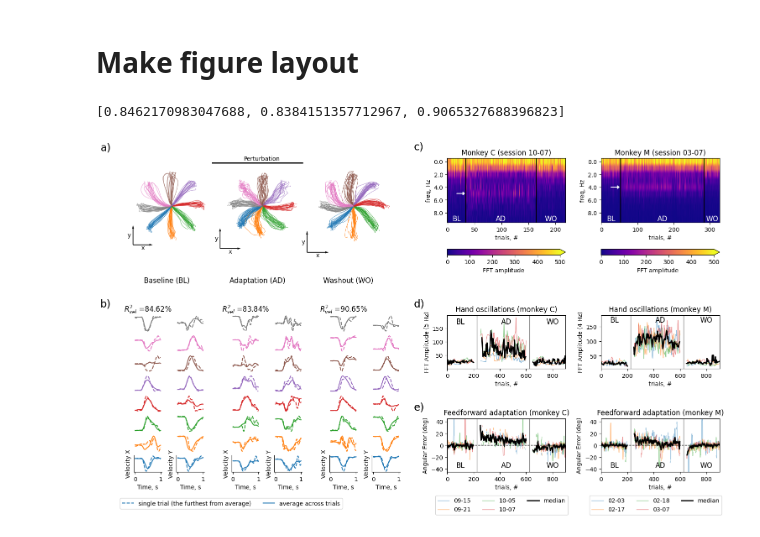
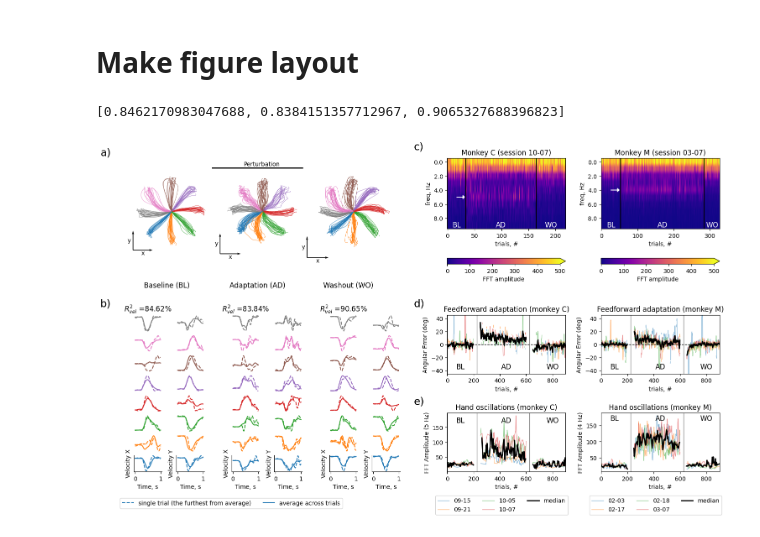
Before and after one commit to NinelK/BAND-torch, a Jupyter notebook: notebooks/paper/Fig2_vel_oscillations.ipynb, the cells around one changed output. Cells and saved outputs as stored; diff of their text form; code cells hidden in the pictures.

Commit message:
fix order of panels and labels

```diff
--- a/notebooks/paper/Fig2_vel_oscillations.ipynb
+++ b/notebooks/paper/Fig2_vel_oscillations.ipynb
@@ -504,7 +504,7 @@ BE
 '''
 fig = plt.figure(figsize=(15, 9))
 # blank = fig.add_subplot([0,0,1,1])
-specs, gs = panel_specs(layout, fig=fig, gridspec_args={'left': 0.06, 'right': .99, 'bottom': 0.12, 'top': 0.95, 'hspace': .7, 'wspace': .15})
+specs, gs = panel_specs(layout, fig=fig, gridspec_args={'left': 0.06, 'right': .99, 'bottom': 0.12, 'top': 0.95, 'hspace': .5, 'wspace': .15})
 axes = {}
 gs.set_width_ratios([1,1])
 gs.set_height_ratios([2,1,1])
@@ -578,47 +578,47 @@ for i, (m, exps, peak_fr) in enumerate(zip(['C','M'],[experiments[:4],experiment
             trial_lim = 350 if e=='AD' else 250
             smooth_fft = np.convolve(np.concatenate([fft[epochs==e][::-1],fft[epochs==e],fft[epochs==e][::-1]]),
                                         np.ones(4)/4, mode='same')[len(fft[epochs==e]):2*len(fft[epochs==e])]
-            axes[f'D{i}'].plot(trial_vector[(epochs==e) & (trial < trial_lim)],
+            axes[f'E{i}'].plot(trial_vector[(epochs==e) & (trial < trial_lim)],
                             smooth_fft[trial[epochs==e] < trial_lim],lw=1,alpha=0.5,c=f'C{j}')
             collect_data[j][trial_vector[(epochs==e) & (trial < trial_lim)]//4] += smooth_fft[trial[epochs==e] < trial_lim]
 
-        axes[f'E{i}'].plot(collect_angle_data[m][j],c=f'C{j}', alpha=0.5, lw=1, label=spike_data_dir.split('_')[3].split('.mat')[0][5:])
+        axes[f'D{i}'].plot(collect_angle_data[m][j],c=f'C{j}', alpha=0.5, lw=1, label=spike_data_dir.split('_')[3].split('.mat')[0][5:])
 
     collect_data[collect_data==0] = np.nan
     median_fft = np.nanmedian(collect_data,axis=0)
-    axes[f'D{i}'].plot(np.arange(len(median_fft))*4, median_fft, c='k', lw=2, label='median')
+    axes[f'E{i}'].plot(np.arange(len(median_fft))*4, median_fft, c='k', lw=2, label='median')
 
     median_dev = np.nanmedian(collect_angle_data[m],axis=0)
     mask = np.isnan(median_dev)
     median_dev[mask] = np.interp(np.flatnonzero(mask), np.flatnonzero(~mask), median_dev[~mask]) # fill a few missing trials in Chewie to match the scale of the plot above
     median_dev[-300:-250] = np.nan  # AD to WO gap
     median_dev[-700:-650] = np.nan  # BL to AD gap
     # 4 trial moving average
     median_dev = np.convolve(np.concatenate([median_dev[::-1],median_dev,median_dev[::-1]]),
                                             np.ones(4)/4, mode='same')[len(median_dev):2*len(median_dev)]
-    axes[f'E{i}'].plot(median_dev, c='k', lw=2, label='median')
+    axes[f'D{i}'].plot(median_dev, c='k', lw=2, label='median')
 
 
-    axes[f'E{i}'].set_xlabel('trials, #')
-    axes[f'D{i}'].set_ylabel(f'FFT Amplitude ({peak_fr} Hz)')
-    axes[f'E{i}'].set_ylabel('Angular Error (deg)')
-    axes[f'E{i}'].axhline(0, c='k', ls='--', lw=1)
-    axes[f'E{i}'].legend(loc = (-.1,-.8), ncols=3)
-    axes[f'E{i}'].set_ylim([-45,45])
-    axes[f'E{i}'].set_yticks([-40,-20,0,20,40])
-    axes[f'D{i}'].set_title(f'Hand oscillations (monkey {m})')
-    axes[f'E{i}'].set_title(f'Feedforward adaptation (monkey {m})')
+    axes[f'D{i}'].set_xlabel('trials, #')
+    axes[f'E{i}'].set_ylabel(f'FFT Amplitude ({peak_fr} Hz)')
+    axes[f'D{i}'].set_ylabel('Angular Error (deg)')
+    axes[f'D{i}'].axhline(0, c='k', ls='--', lw=1)
+    axes[f'D{i}'].legend(loc = (-.1,-2.4), ncols=3)
+    axes[f'D{i}'].set_ylim([-45,45])
+    axes[f'D{i}'].set_yticks([-40,-20,0,20,40])
+    axes[f'E{i}'].set_title(f'Hand oscillations (monkey {m})')
+    axes[f'D{i}'].set_title(f'Feedforward adaptation (monkey {m})')
 
-    for letter,level in zip(['D','E'],[160,-40]):
+    for letter,level in zip(['D','E'],[-40,160]):
         axes[f'{letter}{i}'].set_xlabel('trials, #')
         axes[f'{letter}{i}'].set_xlim([0,900])
         axes[f'{letter}{i}'].text(100, level , 'BL', fontsize=12, ha='center', va='bottom')
         axes[f'{letter}{i}'].text(450, level , 'AD', fontsize=12, ha='center', va='bottom')
         axes[f'{letter}{i}'].text(800, level , 'WO', fontsize=12, ha='center', va='bottom')
         axes[f'{letter}{i}'].axvline(225, c='grey', lw=1)
         axes[f'{letter}{i}'].axvline(625, c='grey', lw=1)
 
-fig.savefig('./figs/Figure3.pdf')
+fig.savefig('./figs/Figure2.pdf')
 # %% [output]
 [0.8462170983047688, 0.8384151357712967, 0.9065327688396823]
-[figure, old version]
+[figure, new version]
```
